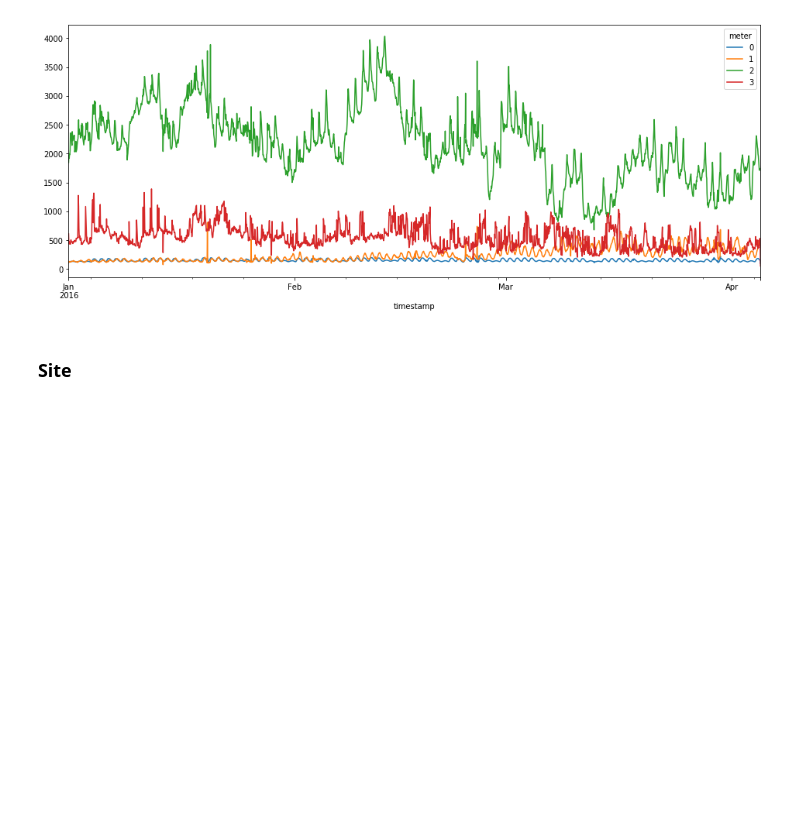
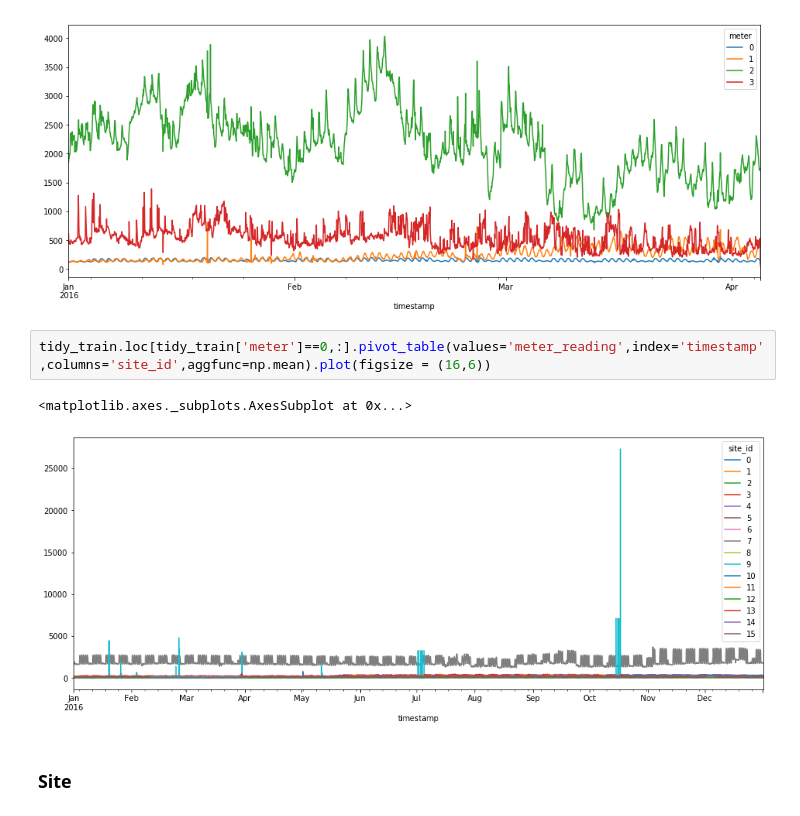
Before and after one commit to brunocgf/ASHRAE-GreatEnergyPredictorIII, a Jupyter notebook: EDA.ipynb, the cells around one changed output. Saved outputs shown, nothing was run; the diff lists cells and outputs as text; blank space fills up the shorter version.

```diff
--- a/EDA.ipynb
+++ b/EDA.ipynb
@@ -269,6 +269,11 @@ tidy_train.loc[1:5000000,['timestamp','meter','meter_reading']].pivot_table(valu
 # %% [output]
 <matplotlib.axes._subplots.AxesSubplot at 0x...>
 [figure]
+# %%
+tidy_train.loc[tidy_train['meter']==0,:].pivot_table(values='meter_reading',index='timestamp',columns='site_id',aggfunc=np.mean).plot(figsize = (16,6))
+# %% [output]
+<matplotlib.axes._subplots.AxesSubplot at 0x...>
+[figure, added]
 # %% [markdown]
 ### Site
 # %%
```
Also changed, not shown: parts of 1 cell of this notebook, 5 other files.
